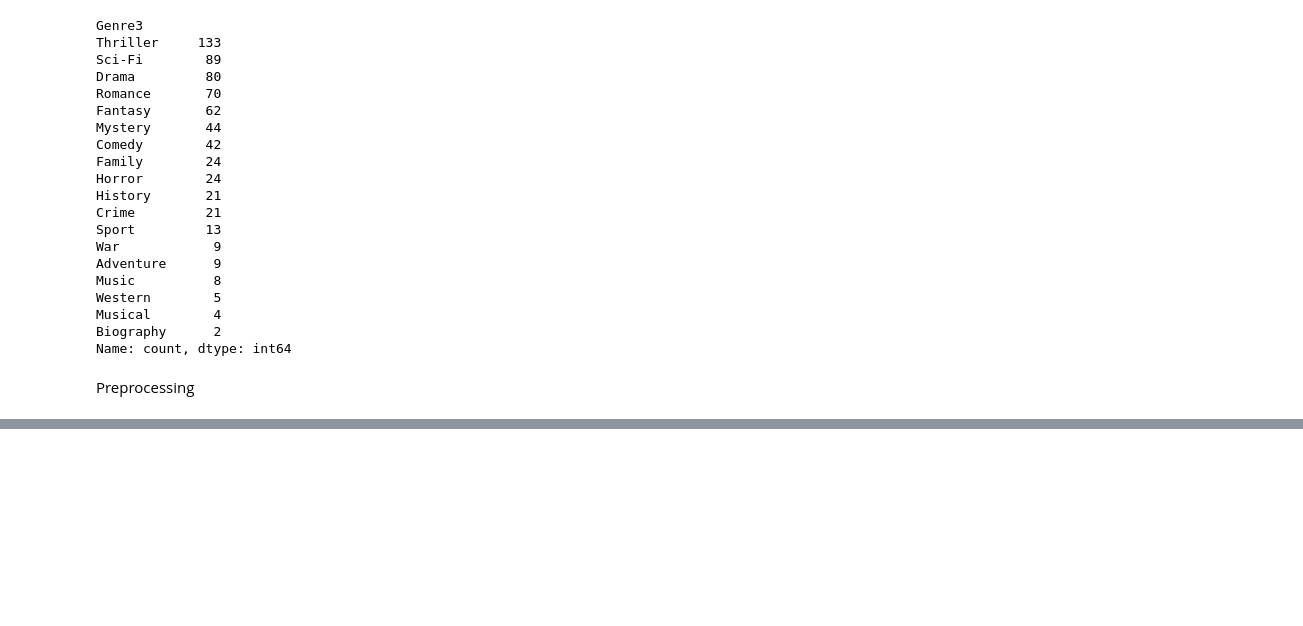
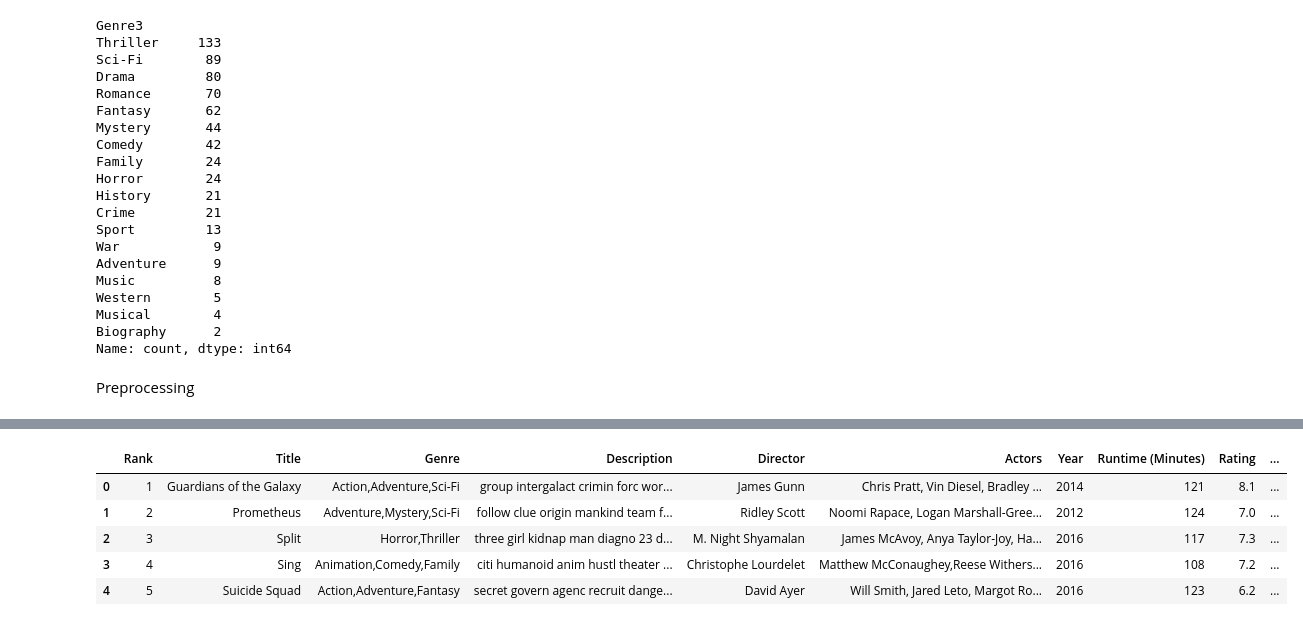
Before and after one commit to kemalhiero/tb_apm, a Jupyter notebook: app.ipynb, the cells around one changed output, grey strips where cells are left out. Cells and saved outputs as stored; diff of their text form; code cells hidden in the pictures; blank space fills up the shorter version.

```diff
--- a/app.ipynb
+++ b/app.ipynb
@@ -210 +200,19 @@ data_film
 1000 rows × 5 columns
+# %%
+# Preprocess data description dan genre
+# tfidf = TfidfVectorizer(stop_words='english')
+# X = tfidf.fit_transform(data_film['Description'])
+# mlb = MultiLabelBinarizer()
+# y = mlb.fit_transform(data_film['Genre'])
+
+stop_words = set(stopwords.words('english'))
+stemmer = PorterStemmer()
+df['Description'] = df['Description'].apply(lambda x: ' '.join([stemmer.stem(word) for word in x.split() if word not in stop_words]))
+df.head()
+# %% [output]
+|  | Rank | Title | Genre | Description | Director | Actors | Year | Runtime (Minutes) | Rating | ... |
+| 0 | 1 | Guardians of the Galaxy | Action,Adventure,Sci-Fi | group intergalact crimin forc wor... | James Gunn | Chris Pratt, Vin Diesel, Bradley ... | 2014 | 121 | 8.1 | ... |
+| 1 | 2 | Prometheus | Adventure,Mystery,Sci-Fi | follow clue origin mankind team f... | Ridley Scott | Noomi Rapace, Logan Marshall-Gree... | 2012 | 124 | 7.0 | ... |
+| 2 | 3 | Split | Horror,Thriller | three girl kidnap man diagno 23 d... | M. Night Shyamalan | James McAvoy, Anya Taylor-Joy, Ha... | 2016 | 117 | 7.3 | ... |
+| 3 | 4 | Sing | Animation,Comedy,Family | citi humanoid anim hustl theater ... | Christophe Lourdelet | Matthew McConaughey,Reese Withers... | 2016 | 108 | 7.2 | ... |
+| 4 | 5 | Suicide Squad | Action,Adventure,Fantasy | secret govern agenc recruit dange... | David Ayer | Will Smith, Jared Leto, Margot Ro... | 2016 | 123 | 6.2 | ... |
```
Also changed, not shown: parts of 6 cells of this notebook, 1 other file.
